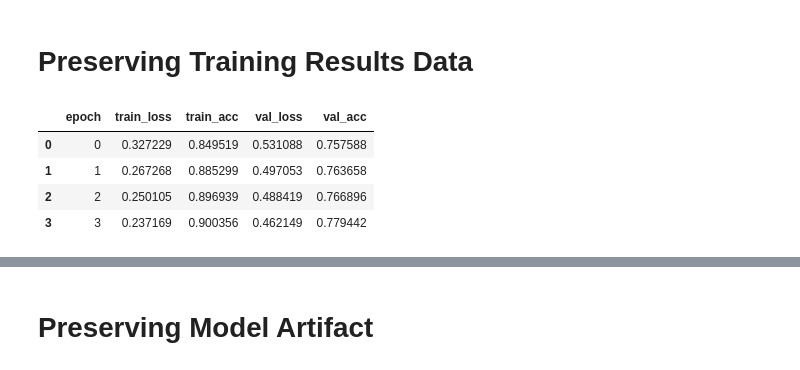
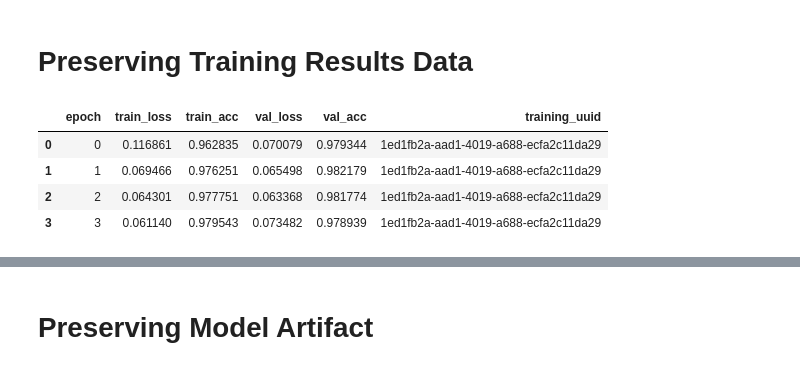
Before and after one commit to lpam-sd/AAI_540_Grp_6, a Jupyter notebook: 5_Classification_Model.ipynb, the cells around one changed output, grey strips where cells are left out. Cells and saved outputs as stored; diff of their text form; code cells hidden in the pictures.

Commit message:
refactored model and swapped SmallCNN for pretrained resnet backbone

```diff
--- a/5_Classification_Model.ipynb
+++ b/5_Classification_Model.ipynb
@@ -177,12 +189,13 @@ class CatClsDatasetCls(Dataset):
         row = self.df.iloc[idx]
         s3_uri = row[self.uri_col]
         label = int(row[self.label_col])
-
         img = read_image_from_s3_uri(s3_uri)
         img = img.resize(self.image_size)
-
-        arr = np.array(img).astype(np.float32) / 255.0  # HWC
-        x = torch.from_numpy(arr).permute(2, 0, 1)      # CHW
+        transform = T.Compose([
+			T.ToTensor(),
+			T.Normalize(mean=[0.485, 0.456, 0.406], std=[0.229, 0.224, 0.225])
+		])
+        x = transform(img)
         y = torch.tensor(label, dtype=torch.long)
         return x, y
 # %%
@@ -221,7 +234,7 @@ test_loader_cls  = DataLoader(test_ds_cls, batch_size=BATCH_SIZE,
 # %% [markdown]
 ### Model Training
 # %%
-class SmallCNN(nn.Module):
+""" class SmallCNN(nn.Module):
     def __init__(self, num_classes: int = 2, dropout: float = 0.5):
         super().__init__()
         self.conv1 = nn.Conv2d(3, 16, 3, padding=1)
@@ -241,14 +254,24 @@ class SmallCNN(nn.Module):
         x = self.pool(F.relu(self.bn3(self.conv3(x))))
         x = self.gap(x).flatten(1)
         x = self.dropout(x)
-        return self.fc(x)
+        return self.fc(x) """
 
 
-def create_model_and_optimizer(num_classes=2, lr=0.001):
+def create_model_and_optimizer(num_classes=2, lr=0.001, freeze_backbone=True):
     device = "cuda" if torch.cuda.is_available() else "cpu"
-    model = SmallCNN(num_classes=num_classes).to(device)
+
+    model = models.resnet18(pretrained=True)
+
+    if freeze_backbone:
+        for param in model.parameters():
+            param.requires_grad = False
+
+    model.fc = nn.Linear(model.fc.in_features, num_classes)
+    model = model.to(device)
+    params_to_optimize = model.fc.parameters() if freeze_backbone else model.parameters()
+
     criterion = nn.CrossEntropyLoss()
-    optimizer = torch.optim.Adam(model.parameters(), lr=lr)
+    optimizer = torch.optim.Adam(params_to_optimize, lr=lr, weight_decay=1e-4)
     scheduler = torch.optim.lr_scheduler.ReduceLROnPlateau(
         optimizer, mode='min', factor=0.5, patience=5
     )
@@ -355,3 +378,6 @@ def train_model(model, train_loader, val_loader, criterion,
     print(f"\nTraining complete in {total_time}. Best val loss: {best_val_loss:.4f}")
 # %% [markdown]
 # Model Training
+# %%
+training_uuid = uuid.uuid4()
+training_uuid
@@ -358,5 +386,5 @@ def train_model(model, train_loader, val_loader, criterion,
 # %%
-num_epochs = 20
+num_epochs = 4
 model, criterion, optimizer, scheduler, device = create_model_and_optimizer()
 print(f"Device: {device}")
 
@@ -394,15 +425,19 @@ Epoch 0: Train Loss=0.3395, Train Acc=0.8368, Val Loss=0.5090, Val Acc=0.7535
 # %%
 # Save CNN training metrics locally
 metrics_df = pd.DataFrame(metrics)
+metrics_df["training_uuid"] = metrics_df["epoch"].apply(lambda _: training_uuid)
 
-#local_path = "/tmp/cnn_training_metrics_v1.csv"
-#metrics_df.to_csv(local_path, index=False)
+training_metrics_path = Path("models/metrics")
+training_metrics_file = training_metrics_path / f"cnn_training_metrics_{training_uuid}"
 
-#print("Saved locally:", local_path)
+if not training_metrics_path.exists():
+    os.makedirs(training_metrics_path)
+
+metrics_df.to_csv(training_metrics_file, index=False)
 metrics_df.tail()
 # %% [output]
-|  | epoch | train_loss | train_acc | val_loss | val_acc |
-| 0 | 0 | 0.327229 | 0.849519 | 0.531088 | 0.757588 |
-| 1 | 1 | 0.267268 | 0.885299 | 0.497053 | 0.763658 |
-| 2 | 2 | 0.250105 | 0.896939 | 0.488419 | 0.766896 |
-| 3 | 3 | 0.237169 | 0.900356 | 0.462149 | 0.779442 |
+|  | epoch | train_loss | train_acc | val_loss | val_acc | training_uuid |
+| 0 | 0 | 0.116861 | 0.962835 | 0.070079 | 0.979344 | 1ed1fb2a-aad1-4019-a688-ecfa2c11da29 |
+| 1 | 1 | 0.069466 | 0.976251 | 0.065498 | 0.982179 | 1ed1fb2a-aad1-4019-a688-ecfa2c11da29 |
+| 2 | 2 | 0.064301 | 0.977751 | 0.063368 | 0.981774 | 1ed1fb2a-aad1-4019-a688-ecfa2c11da29 |
+| 3 | 3 | 0.061140 | 0.979543 | 0.073482 | 0.978939 | 1ed1fb2a-aad1-4019-a688-ecfa2c11da29 |
```
Also changed, not shown: parts of 27 cells of this notebook, 1 other file.
